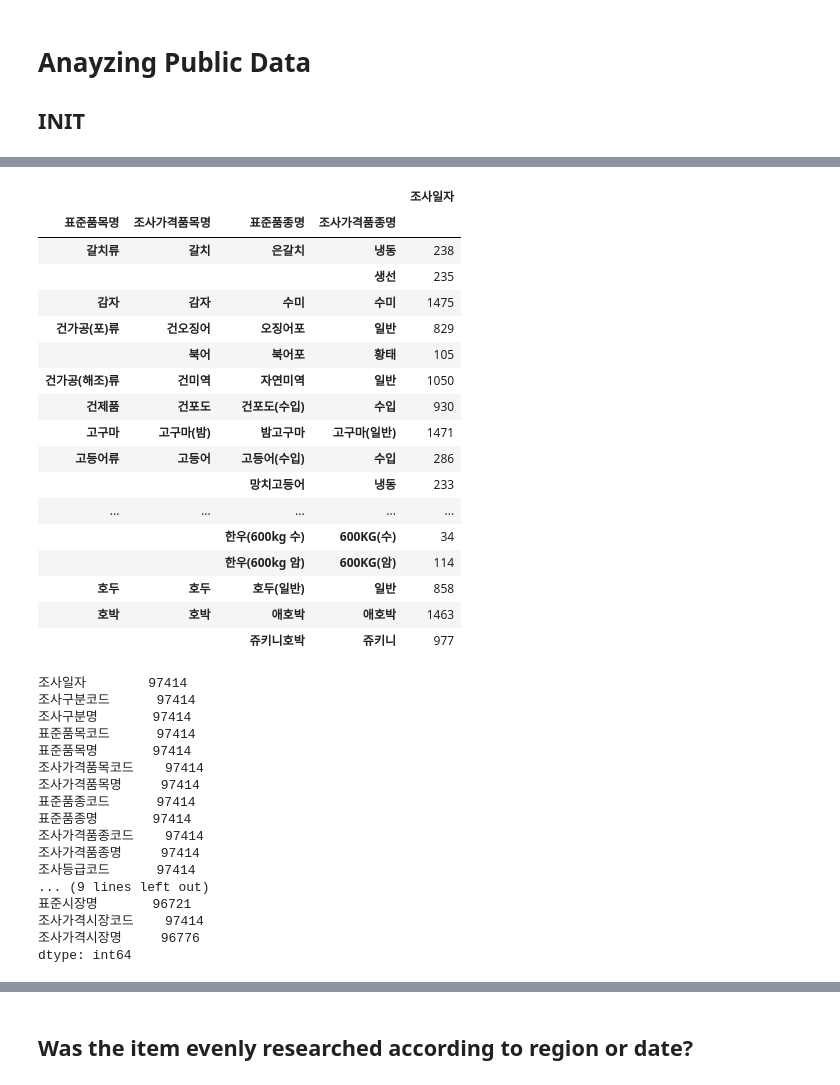
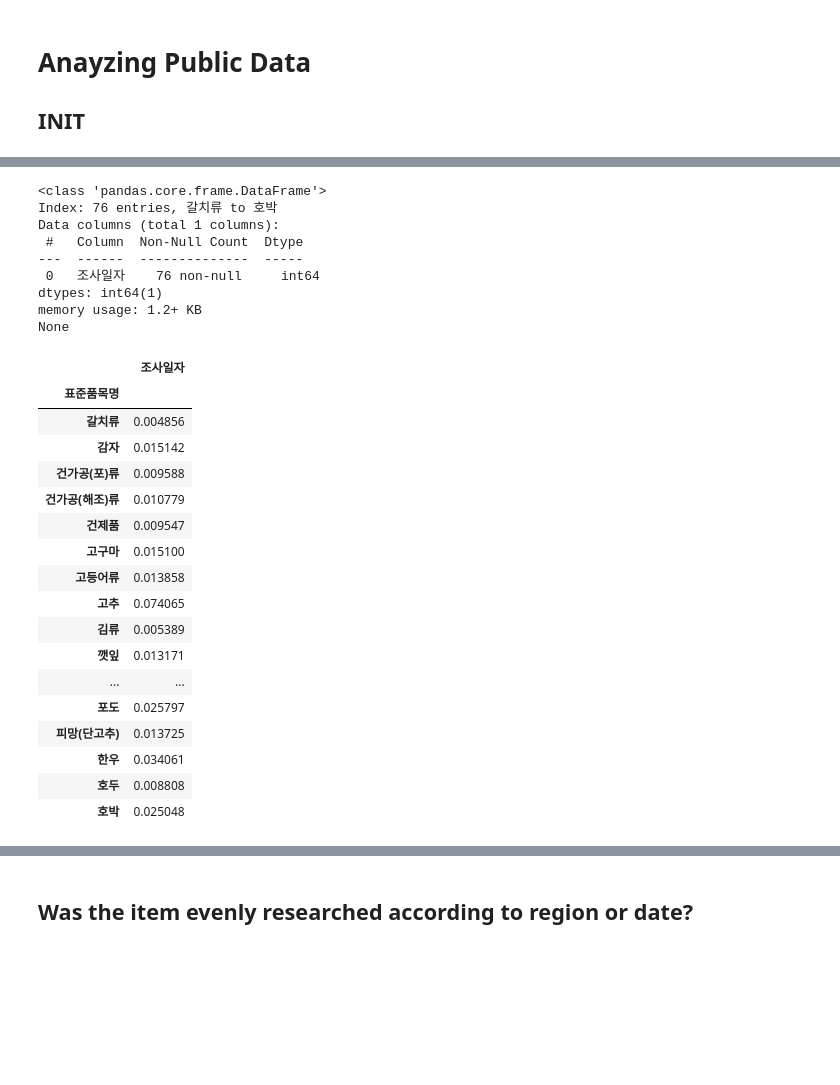
Before and after one commit to meowpunch/bobsim-research, a Jupyter notebook: src/main/python/analysis00.ipynb, the cells around one changed output, grey strips where cells are left out. Cells and saved outputs as stored; diff of their text form; code cells hidden in the pictures; blank space fills up the shorter version.

```diff
--- a/src/main/python/analysis00.ipynb
+++ b/src/main/python/analysis00.ipynb
@@ -36,0 +16,2 @@ memory usage: 17.8+ MB
+# %%
+origin_df, key = build_origin_price(date="201908")
@@ -58,41 +206,32 @@ df
 # %%
-origin_df.groupby(['표준품목명', '조사가격품목명', '표준품종명', '조사가격품종명']).count()['조사일자'].to_frame()
+fuck = origin_df.groupby(['표준품목명']).count()["조사일자"].to_frame()
+print(fuck.info())
+fuck/fuck.sum()
 # %% [output]
+<class 'pandas.core.frame.DataFrame'>
+Index: 76 entries, 갈치류 to 호박
+Data columns (total 1 columns):
+ #   Column  Non-Null Count  Dtype
+---  ------  --------------  -----
+ 0   조사일자    76 non-null     int64
+dtypes: int64(1)
+memory usage: 1.2+ KB
+None
-|  |  |  |  | 조사일자 |
-| 표준품목명 | 조사가격품목명 | 표준품종명 | 조사가격품종명 |  |
-| 갈치류 | 갈치 | 은갈치 | 냉동 | 238 |
-|  |  |  | 생선 | 235 |
-| 감자 | 감자 | 수미 | 수미 | 1475 |
-| 건가공(포)류 | 건오징어 | 오징어포 | 일반 | 829 |
-|  | 북어 | 북어포 | 황태 | 105 |
-| 건가공(해조)류 | 건미역 | 자연미역 | 일반 | 1050 |
-| 건제품 | 건포도 | 건포도(수입) | 수입 | 930 |
-| 고구마 | 고구마(밤) | 밤고구마 | 고구마(일반) | 1471 |
-| 고등어류 | 고등어 | 고등어(수입) | 수입 | 286 |
-|  |  | 망치고등어 | 냉동 | 233 |
-| ... | ... | ... | ... | ... |
-|  |  | 한우(600kg 수) | 600KG(수) | 34 |
-|  |  | 한우(600kg 암) | 600KG(암) | 114 |
-| 호두 | 호두 | 호두(일반) | 일반 | 858 |
-| 호박 | 호박 | 애호박 | 애호박 | 1463 |
-|  |  | 쥬키니호박 | 쥬키니 | 977 |
+|  | 조사일자 |
+| 표준품목명 |  |
+| 갈치류 | 0.004856 |
+| 감자 | 0.015142 |
+| 건가공(포)류 | 0.009588 |
+| 건가공(해조)류 | 0.010779 |
+| 건제품 | 0.009547 |
+| 고구마 | 0.015100 |
+| 고등어류 | 0.013858 |
+| 고추 | 0.074065 |
+| 김류 | 0.005389 |
+| 깻잎 | 0.013171 |
+| ... | ... |
+| 포도 | 0.025797 |
+| 피망(단고추) | 0.013725 |
+| 한우 | 0.034061 |
+| 호두 | 0.008808 |
+| 호박 | 0.025048 |
-# %%
-origin_df.count()
-# %% [output]
-조사일자        97414
-조사구분코드      97414
-조사구분명       97414
-표준품목코드      97414
-표준품목명       97414
-조사가격품목코드    97414
-조사가격품목명     97414
-표준품종코드      97414
-표준품종명       97414
-조사가격품종코드    97414
-조사가격품종명     97414
-조사등급코드      97414
-... (9 lines left out)
-표준시장명       96721
-조사가격시장코드    97414
-조사가격시장명     96776
-dtype: int64
```
Also changed, not shown: parts of 18 cells of this notebook, 2 other files.
